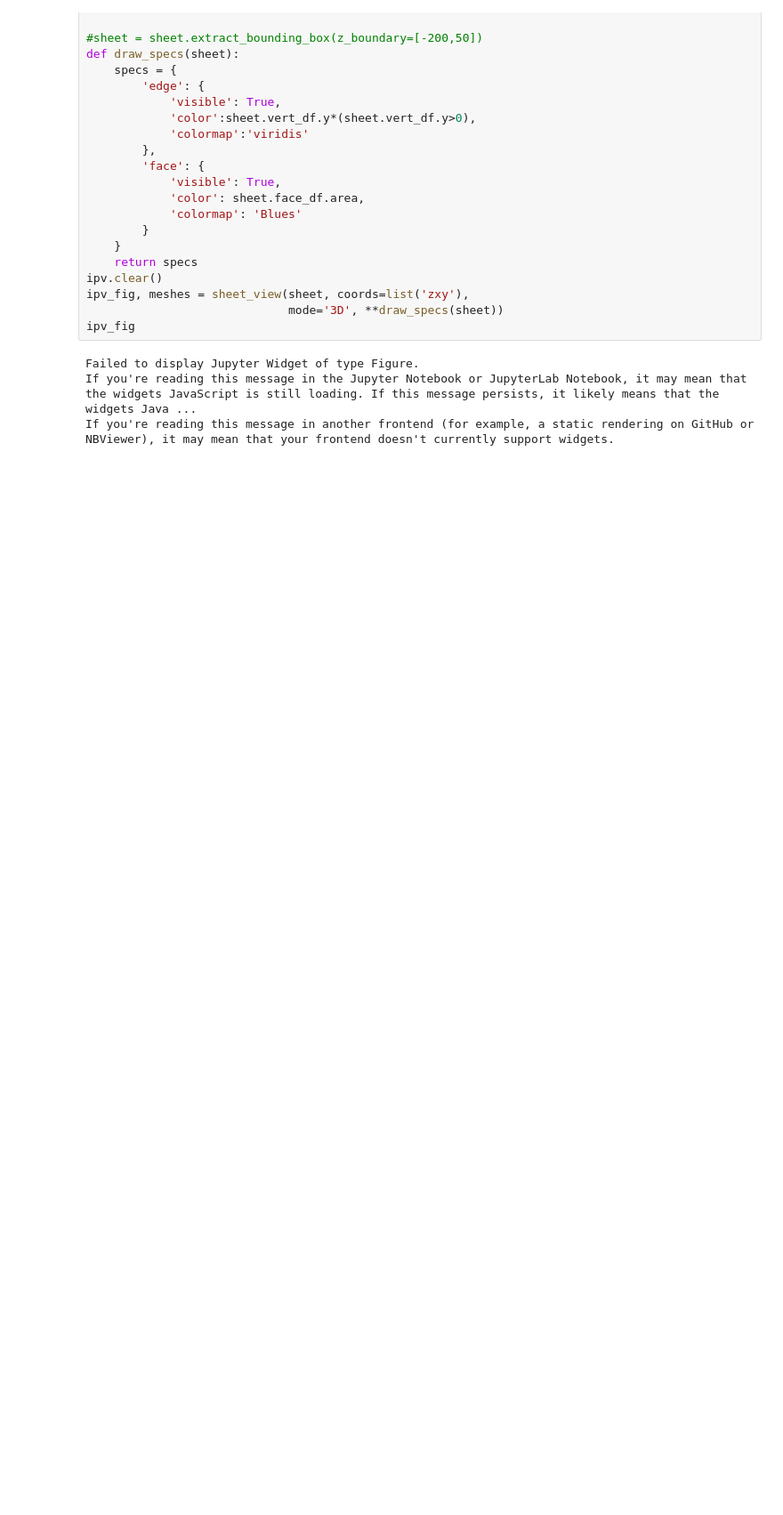
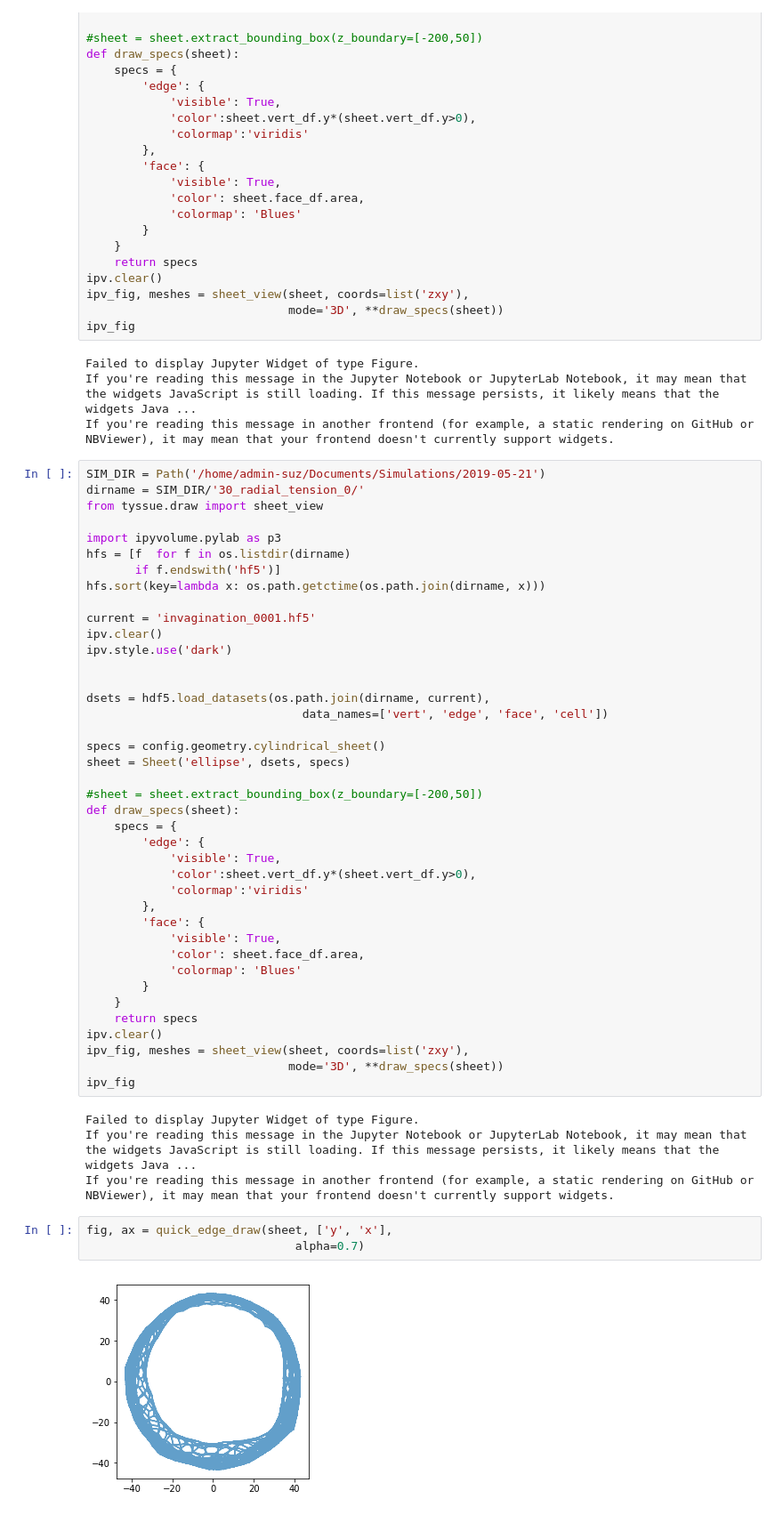
Before and after one commit to suzannelab/polarity, a Jupyter notebook: notebooks/TwoFolds.ipynb, the cells around one changed output. Shown: that part at 89% size. Drawn from its saved outputs; the diff is of its cells as text; blank space fills up the shorter version.

```diff
--- a/notebooks/TwoFolds.ipynb
+++ b/notebooks/TwoFolds.ipynb
@@ -529,3 +529,52 @@ ipv_fig
 Failed to display Jupyter Widget of type Figure.
 If you're reading this message in the Jupyter Notebook or JupyterLab Notebook, it may mean that the widgets JavaScript is still loading. If this message persists, it likely means that the widgets Java ...
 If you're reading this message in another frontend (for example, a static rendering on GitHub or NBViewer), it may mean that your frontend doesn't currently support widgets.
+# %%
+SIM_DIR = Path('/home/admin-suz/Documents/Simulations/2019-05-21')
+dirname = SIM_DIR/'30_radial_tension_0/'
+from tyssue.draw import sheet_view
+
+import ipyvolume.pylab as p3
+hfs = [f  for f in os.listdir(dirname)
+       if f.endswith('hf5')]
+hfs.sort(key=lambda x: os.path.getctime(os.path.join(dirname, x)))
+
+current = 'invagination_0001.hf5'
+ipv.clear()
+ipv.style.use('dark')
+
+
+dsets = hdf5.load_datasets(os.path.join(dirname, current),
+                               data_names=['vert', 'edge', 'face', 'cell'])
+
+specs = config.geometry.cylindrical_sheet()
+sheet = Sheet('ellipse', dsets, specs)
+
+#sheet = sheet.extract_bounding_box(z_boundary=[-200,50])
+def draw_specs(sheet):
+    specs = {
+        'edge': {
+            'visible': True,
+            'color':sheet.vert_df.y*(sheet.vert_df.y>0),
+            'colormap':'viridis'
+        },
+        'face': {
+            'visible': True,
+            'color': sheet.face_df.area,
+            'colormap': 'Blues'
+        }
+    }
+    return specs
+ipv.clear()
+ipv_fig, meshes = sheet_view(sheet, coords=list('zxy'),
+                             mode='3D', **draw_specs(sheet))
+ipv_fig
+# %% [output]
+Failed to display Jupyter Widget of type Figure.
+If you're reading this message in the Jupyter Notebook or JupyterLab Notebook, it may mean that the widgets JavaScript is still loading. If this message persists, it likely means that the widgets Java ...
+If you're reading this message in another frontend (for example, a static rendering on GitHub or NBViewer), it may mean that your frontend doesn't currently support widgets.
+# %%
+fig, ax = quick_edge_draw(sheet, ['y', 'x'],
+                              alpha=0.7)
+# %% [output]
+[figure, added]
```
Also changed, not shown: parts of 2 cells of this notebook, 7 other files.
